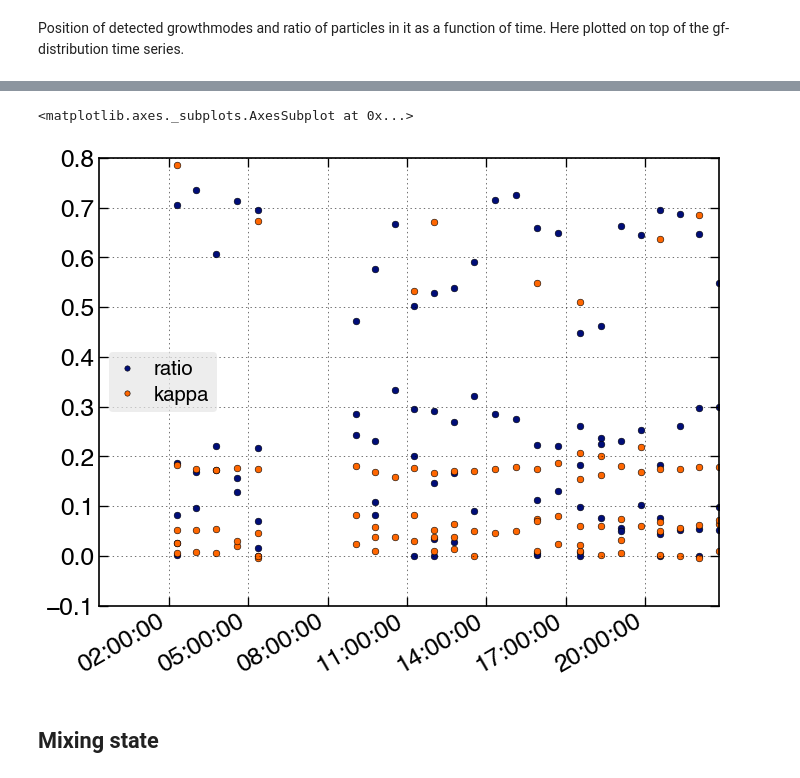
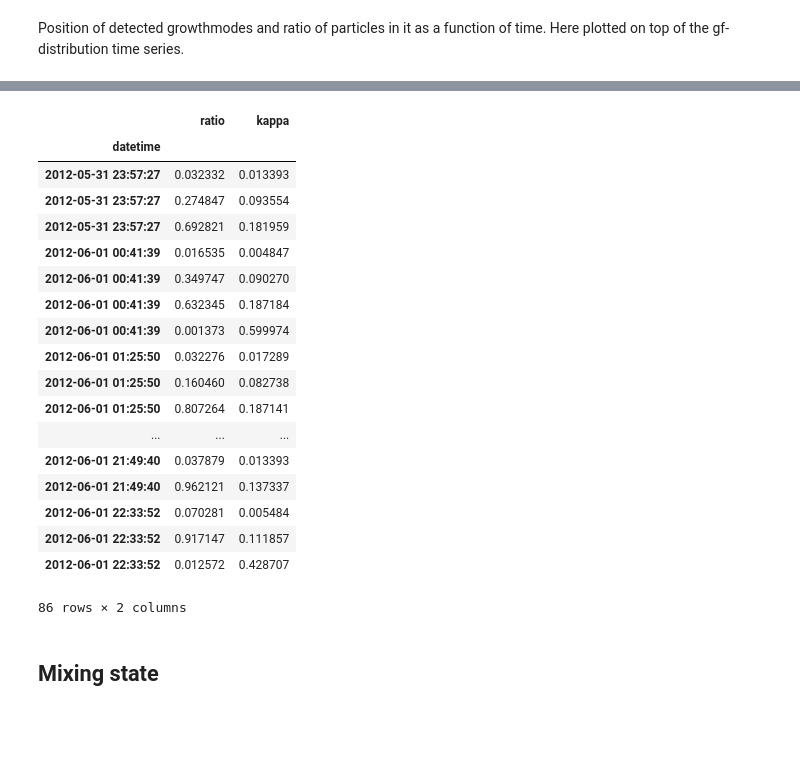
Before and after one commit to wblumberg/atm-py, a Jupyter notebook: examples/aerosols_pysics_hygroscopicity.ipynb, the cells around one changed output, grey strips where cells are left out. Cells and saved outputs as stored; diff of their text form; code cells hidden in the pictures; blank space fills up the shorter version.

```diff
--- a/examples/aerosols_pysics_hygroscopicity.ipynb
+++ b/examples/aerosols_pysics_hygroscopicity.ipynb
@@ -36,8 +31,25 @@ out.hyg_distributions_d200nm.plot(growth_modes=True)
 # %%
-out.hyg_distributions_d200nm.growth_modes_kappa.plot(ls = '', marker = 'o')
+out.hyg_distributions_d200nm.growth_modes_kappa
 # %% [output]
+|  | ratio | kappa |
+| datetime |  |  |
+| 2012-05-31 23:57:27 | 0.032332 | 0.013393 |
+| 2012-05-31 23:57:27 | 0.274847 | 0.093554 |
+| 2012-05-31 23:57:27 | 0.692821 | 0.181959 |
+| 2012-06-01 00:41:39 | 0.016535 | 0.004847 |
+| 2012-06-01 00:41:39 | 0.349747 | 0.090270 |
+| 2012-06-01 00:41:39 | 0.632345 | 0.187184 |
+| 2012-06-01 00:41:39 | 0.001373 | 0.599974 |
+| 2012-06-01 01:25:50 | 0.032276 | 0.017289 |
+| 2012-06-01 01:25:50 | 0.160460 | 0.082738 |
+| 2012-06-01 01:25:50 | 0.807264 | 0.187141 |
+| ... | ... | ... |
+| 2012-06-01 21:49:40 | 0.037879 | 0.013393 |
+| 2012-06-01 21:49:40 | 0.962121 | 0.137337 |
+| 2012-06-01 22:33:52 | 0.070281 | 0.005484 |
+| 2012-06-01 22:33:52 | 0.917147 | 0.111857 |
+| 2012-06-01 22:33:52 | 0.012572 | 0.428707 |
-<matplotlib.axes._subplots.AxesSubplot at 0x...>
+86 rows × 2 columns
-[figure, removed]
 # %% [markdown]
 ## Mixing state
 # %% [markdown]
```
Also changed, not shown: parts of 18 cells of this notebook, 1 other file.
